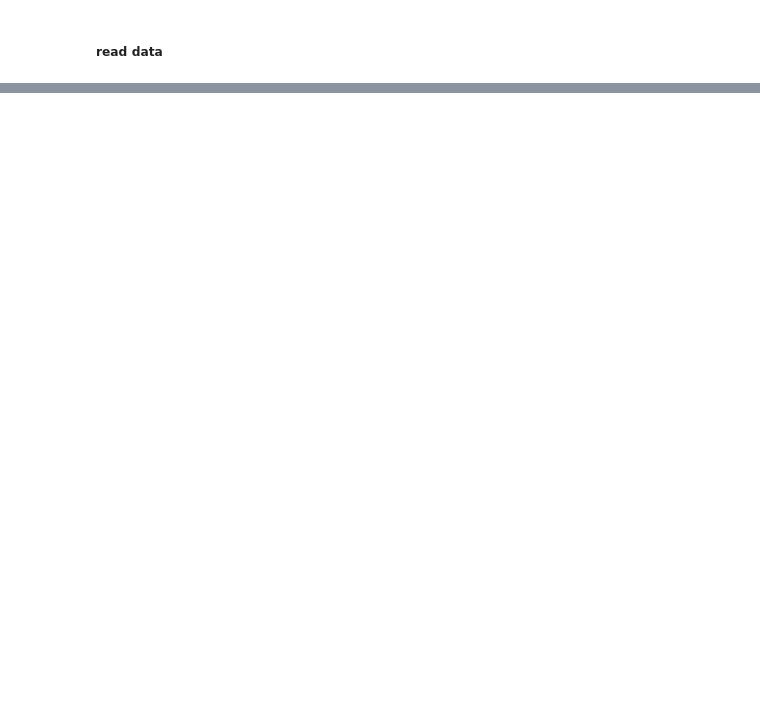
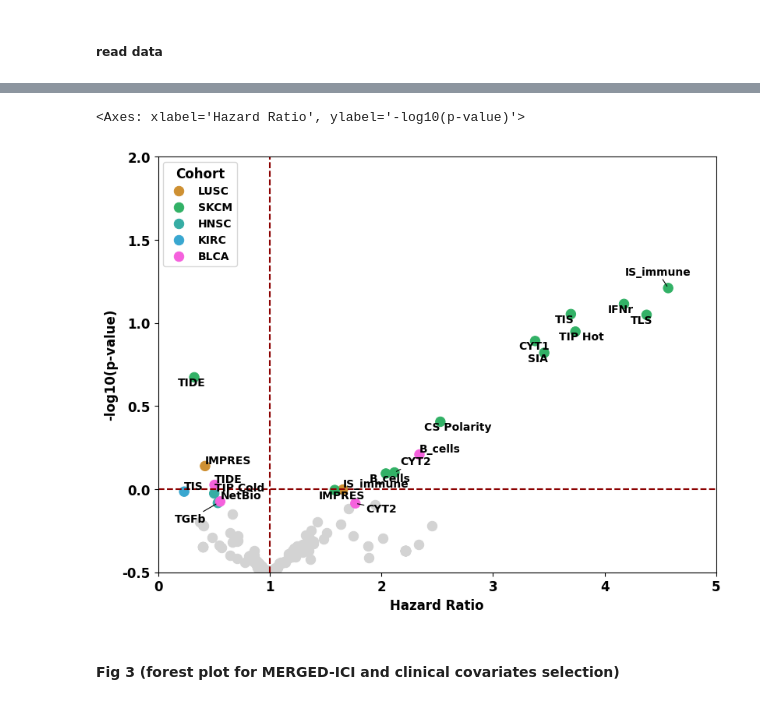
Before and after one commit to qiluzhou/TMEscore_review, a Jupyter notebook: codes.ipynb, the cells around one changed output, grey strips where cells are left out. Cells and saved outputs as stored; diff of their text form; code cells hidden in the pictures; blank space fills up the shorter version.

```diff
--- a/codes.ipynb
+++ b/codes.ipynb
@@ -598,0 +900,9 @@ Passing `palette` without assigning `hue` is deprecated and will be removed in v
+# %%
+fig2_4, ax2_4 = plt.subplots(figsize=(8, 6), constrained_layout=True)
+
+volcano_logrank(ax2_4)
+# %% [output]
+<Axes: xlabel='Hazard Ratio', ylabel='-log10(p-value)'>
+[figure, added]
+# %% [markdown]
+#### Fig 3 (forest plot for MERGED-ICI and clinical covariates selection)
```
Also changed, not shown: parts of 49 cells of this notebook.
